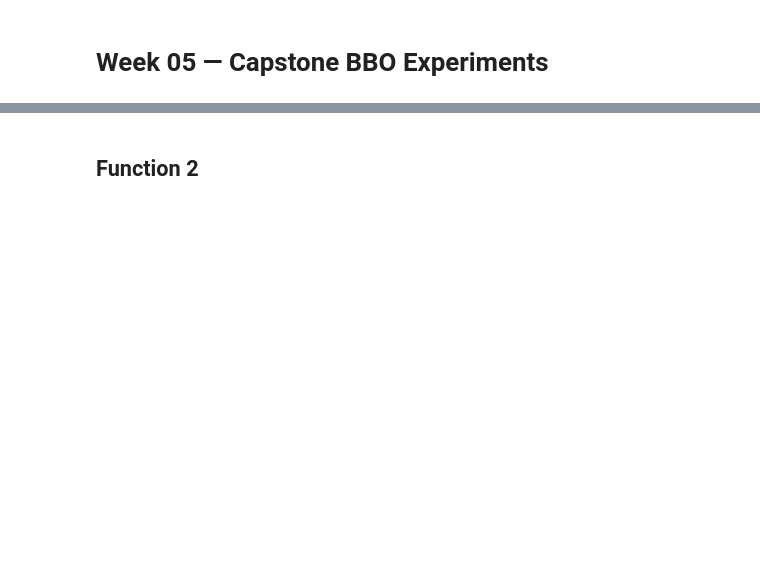
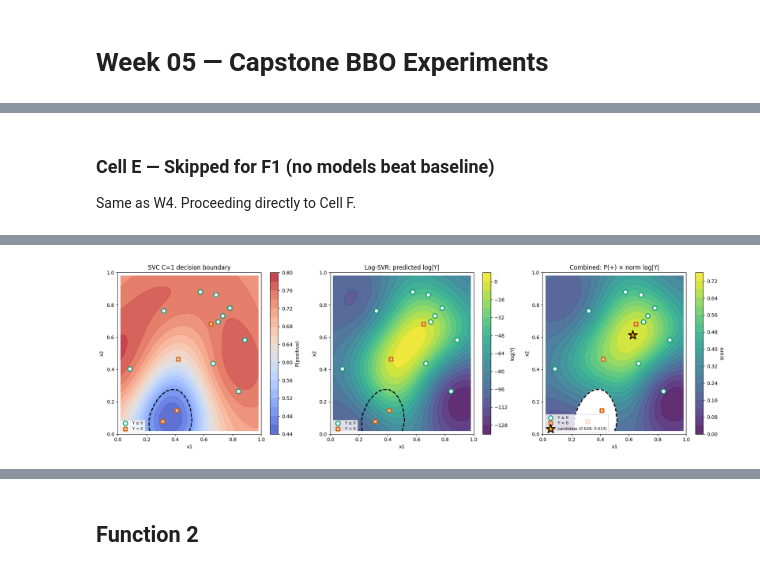
Before and after one commit to martinijfb/capstone_project_AI_ML, a Jupyter notebook: notebooks/week_05.ipynb, the cells around one changed output, grey strips where cells are left out. Saved outputs shown, nothing was run; the diff lists cells and outputs as text; code cells hidden in the pictures; blank space fills up the shorter version.

```diff
--- a/notebooks/week_05.ipynb
+++ b/notebooks/week_05.ipynb
@@ -46,0 +198,76 @@ next_query_1 = None  # Replace with your chosen point
+# %% [markdown]
+### Cell E — Skipped for F1 (no models beat baseline)
+
+Same as W4. Proceeding directly to Cell F.
+# %%
+# Cell F — F1 classifier + log-SVR combined (always run for F1)
+y_sign = (Y >= 0).astype(int)
+clf_candidates = [
+    ('LogReg', LogisticRegression(random_state=42, max_iter=1000)),
+    ('SVC C=1',   SVC(kernel='rbf', C=1,   probability=True, random_state=42)),
+    ('SVC C=10',  SVC(kernel='rbf', C=10,  probability=True, random_state=42)),
+    ('SVC C=100', SVC(kernel='rbf', C=100, probability=True, random_state=42)),
+]
+clf_scores = {n: cross_val_score(c, X, y_sign, cv=loo, scoring='accuracy').mean() for n, c in clf_candidates}
+best_clf_name, best_clf_acc = max(clf_scores.items(), key=lambda kv: kv[1])
+majority = max(y_sign.mean(), 1 - y_sign.mean())
+print(f"Classifier LOO: " + "  ".join(f"{n}={a:.1%}" for n, a in clf_scores.items()))
+print(f"Best: {best_clf_name} ({best_clf_acc:.1%}) vs majority-class ({majority:.1%})  → {'beats majority' if best_clf_acc > majority else 'AT or BELOW majority'}")
+
+svc = dict(clf_candidates)[best_clf_name]; svc.fit(X, y_sign)
+
+log_abs_Y = np.log10(np.abs(Y) + 1e-200)
+gs_log = GridSearchCV(SVR(kernel='rbf'), {'C': [0.1, 1, 10, 100], 'gamma': ['scale', 'auto']},
+                     cv=loo, scoring='neg_mean_squared_error', refit=True).fit(X, log_abs_Y)
+svr_log = gs_log.best_estimator_
+print(f"Log-SVR on log|Y|: RMSE={np.sqrt(-gs_log.best_score_):.2f}  params={gs_log.best_params_}")
+
+# Combined score
+g = 200
+gx, gy = np.meshgrid(np.linspace(0.02, 0.98, g), np.linspace(0.02, 0.98, g))
+cand = np.column_stack([gx.ravel(), gy.ravel()])
+prob = svc.predict_proba(cand)[:, 1].reshape(g, g)
+pred_log = svr_log.predict(cand).reshape(g, g)
+log_norm = (pred_log - pred_log.min()) / (pred_log.max() - pred_log.min() + 1e-12)
+combined = prob * log_norm
+mask_pos = prob > 0.5
+best_ij = np.unravel_index(np.where(mask_pos, combined, -np.inf).argmax(), combined.shape)
+combined_query = np.array([gx[best_ij], gy[best_ij]])
+neg_pts, pos_pts = X[Y < 0], X[Y >= 0]
+d_neg = cdist(combined_query.reshape(1,-1), neg_pts).min()
+log_at_best = svr_log.predict(X[best_i].reshape(1,-1))[0]
+log_best_actual = np.log10(max(Y.max(), 1e-200))
+print(f"\nCombined candidate: ({combined_query[0]:.4f}, {combined_query[1]:.4f})")
+print(f"  P(positive)={prob[best_ij]:.3f}  predicted log|Y|={pred_log[best_ij]:+.2f}")
+print(f"  d to nearest negative = {d_neg:.4f}")
+print(f"  Sanity: at current best, log-SVR predicts {log_at_best:+.2f}  (actual {log_best_actual:+.2f})")
+
+# Trust conditions
+trust_clf  = best_clf_acc >= 0.85
+trust_dist = d_neg > 0.15
+trust_log  = abs(pred_log[best_ij] - log_best_actual) < 2
+print(f"\nTrust check:")
+print(f"  classifier ≥ 85%: {best_clf_acc:.1%}  → {'PASS' if trust_clf else 'FAIL'}")
+print(f"  far from negatives (> 0.15): {d_neg:.3f}  → {'PASS' if trust_dist else 'FAIL'}")
+print(f"  log|Y| consistent with observed (Δ < 2): {abs(pred_log[best_ij]-log_best_actual):.2f}  → {'PASS' if trust_log else 'FAIL'}")
+trust = trust_clf and trust_dist and trust_log
+print(f"  → {'TRUST combined approach' if trust else 'DO NOT TRUST → fall back to balanced Voronoi'}")
+
+fig, axes = plt.subplots(1, 3, figsize=(18, 5.5))
+for ax, data, title, cmap, lbl, add_cand in [
+    (axes[0], prob, f'{best_clf_name} decision boundary', 'coolwarm', 'P(positive)', False),
+    (axes[1], pred_log, 'Log-SVR: predicted log|Y|', 'viridis', 'log|Y|', False),
+    (axes[2], np.where(mask_pos, combined, np.nan), 'Combined: P(+) × norm log|Y|', 'viridis', 'score', True),
+]:
+    im = ax.contourf(gx, gy, data, levels=20, cmap=cmap, alpha=0.85)
+    plt.colorbar(im, ax=ax, label=lbl)
+    ax.contour(gx, gy, prob, levels=[0.5], colors='black', linewidths=2, linestyles='--')
+    ax.scatter(pos_pts[:,0], pos_pts[:,1], c='white', s=80, edgecolors=COLORS[2], linewidth=2, zorder=5, label='Y ≥ 0')
+    ax.scatter(neg_pts[:,0], neg_pts[:,1], c='white', s=80, edgecolors=COLORS[1], linewidth=2, zorder=5, marker='X', label='Y < 0')
+    if add_cand:
+        ax.scatter(*combined_query, c=COLORS[3], s=350, edgecolors='black', linewidth=2, zorder=6, marker='*',
+                   label=f'candidate ({combined_query[0]:.3f}, {combined_query[1]:.3f})')
+    ax.set_xlabel('x1'); ax.set_ylabel('x2'); ax.set_xlim(0, 1); ax.set_ylim(0, 1)
+    ax.set_title(title); ax.legend(loc='lower left', fontsize=8)
+plt.tight_layout(); plt.savefig('../plots/week_05/function_1_combined.png', dpi=120, bbox_inches='tight'); plt.show()
+# %% [output]
@@ -46,0 +288 @@ next_query_1 = None  # Replace with your chosen point
+[figure, added]
```
Also changed, not shown: parts of 70 cells of this notebook, 23 other files.
